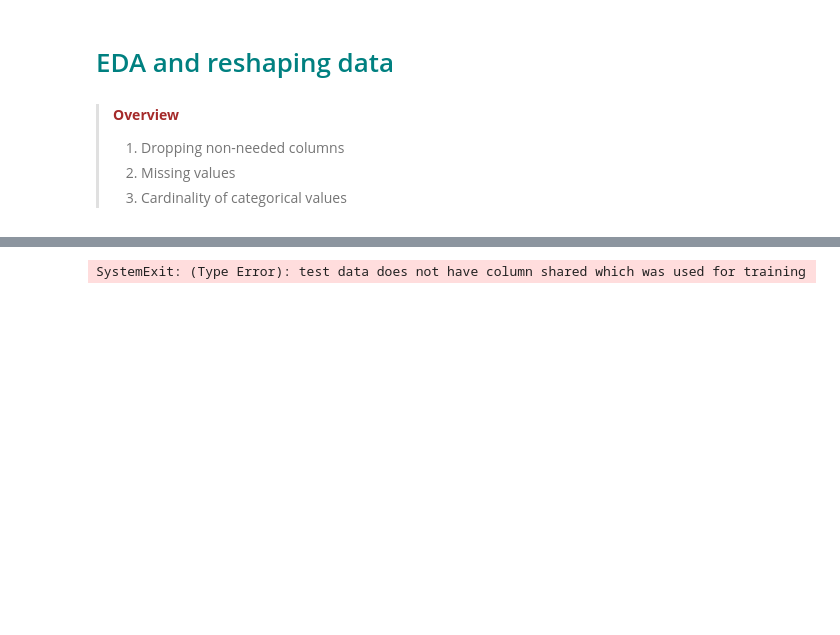
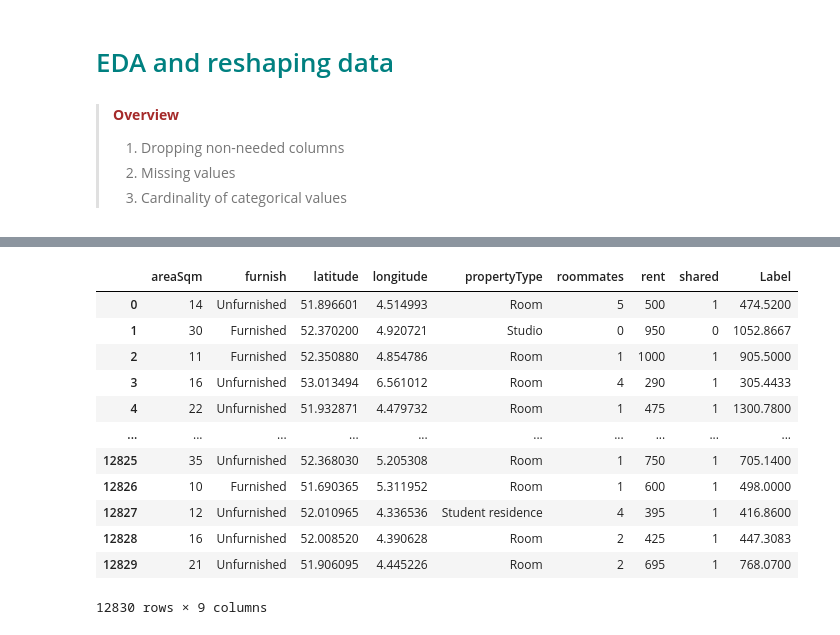
Before and after one commit to michael-william/Netherlands-Rental-Prices, a Jupyter notebook: Amsterdam_Rentals_ML-PyCaret-Test.ipynb, the cells around one changed output, grey strips where cells are left out. Cells and saved outputs as stored; diff of their text form; code cells hidden in the pictures; blank space fills up the shorter version.

```diff
--- a/Amsterdam_Rentals_ML-PyCaret-Test.ipynb
+++ b/Amsterdam_Rentals_ML-PyCaret-Test.ipynb
@@ -113,0 +57,2 @@ Transformation Pipeline and Model Sucessfully Loaded
+# %%
+data['furnish'] = ['Furnished' if x=='Furnished' else 'Unfurnished' for x in data.furnish]
@@ -120,4 +114,16 @@ new_df = data.drop('shared', axis=1)
-# %%
-predict_model('dutch_pycaret_rf', data=new_df)
-# %% [output]
-SystemExit: (Type Error): test data does not have column shared which was used for training
+# %%
+label_df
+# %% [output]
+|  | areaSqm | furnish | latitude | longitude | propertyType | roommates | rent | shared | Label |
+| 0 | 14 | Unfurnished | 51.896601 | 4.514993 | Room | 5 | 500 | 1 | 474.5200 |
+| 1 | 30 | Furnished | 52.370200 | 4.920721 | Studio | 0 | 950 | 0 | 1052.8667 |
+| 2 | 11 | Furnished | 52.350880 | 4.854786 | Room | 1 | 1000 | 1 | 905.5000 |
+| 3 | 16 | Unfurnished | 53.013494 | 6.561012 | Room | 4 | 290 | 1 | 305.4433 |
+| 4 | 22 | Unfurnished | 51.932871 | 4.479732 | Room | 1 | 475 | 1 | 1300.7800 |
+| ... | ... | ... | ... | ... | ... | ... | ... | ... | ... |
+| 12825 | 35 | Unfurnished | 52.368030 | 5.205308 | Room | 1 | 750 | 1 | 705.1400 |
+| 12826 | 10 | Furnished | 51.690365 | 5.311952 | Room | 1 | 600 | 1 | 498.0000 |
+| 12827 | 12 | Unfurnished | 52.010965 | 4.336536 | Student residence | 4 | 395 | 1 | 416.8600 |
+| 12828 | 16 | Unfurnished | 52.008520 | 4.390628 | Room | 2 | 425 | 1 | 447.3083 |
+| 12829 | 21 | Unfurnished | 51.906095 | 4.445226 | Room | 2 | 695 | 1 | 768.0700 |
+12830 rows × 9 columns
```
Also changed, not shown: parts of 11 cells of this notebook, 4 other files.
